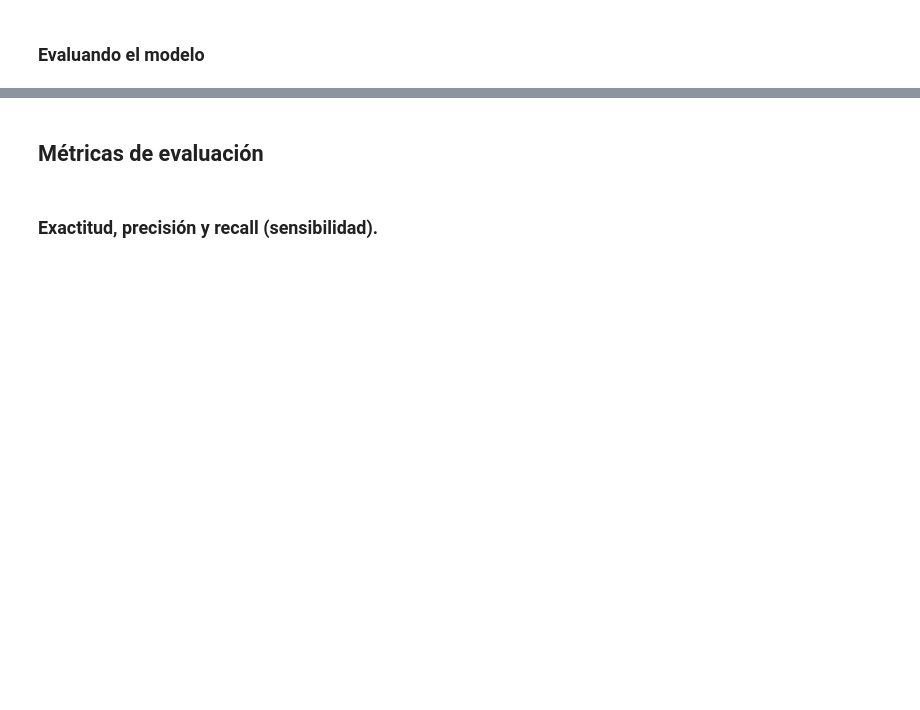
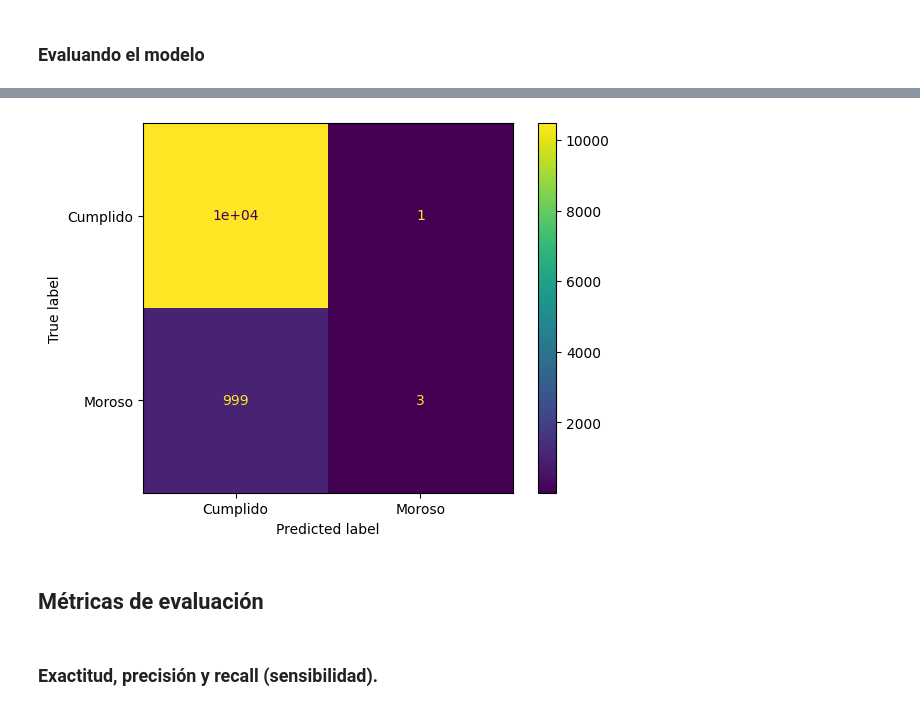
Before and after one commit to Daimond92/python_data_science, a Jupyter notebook: Clasificacion_validacion_y_metricas.ipynb, the cells around one changed output, grey strips where cells are left out. Saved outputs shown, nothing was run; the diff lists cells and outputs as text; code cells hidden in the pictures; blank space fills up the shorter version.

```diff
--- a/Clasificacion_validacion_y_metricas.ipynb
+++ b/Clasificacion_validacion_y_metricas.ipynb
@@ -35,3 +120,11 @@ Con el objetivo de verificar la capacidad de generalización de un modelo, debem
+# %%
+y_previsto_random = modelo_random.predict(X_val)
+matriz_confusion_random = confusion_matrix(y_val, y_previsto_random)
+visualizacion_random = ConfusionMatrixDisplay(confusion_matrix= matriz_confusion_random,
+                                      display_labels = ['Cumplido', 'Moroso'])
+visualizacion_random.plot();
+# %% [output]
+[figure, added]
 # %% [markdown]
 ## <font color='dark'>Métricas de evaluación</h1>
 # %% [markdown]
```
Also changed, not shown: parts of 71 cells of this notebook.
